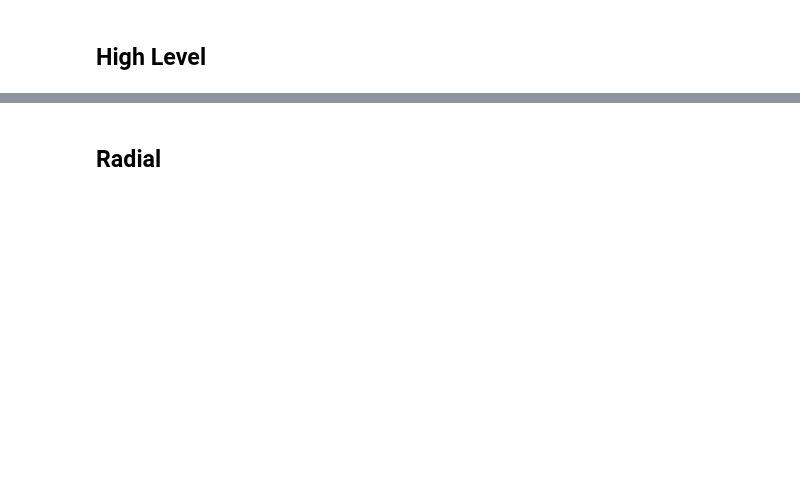
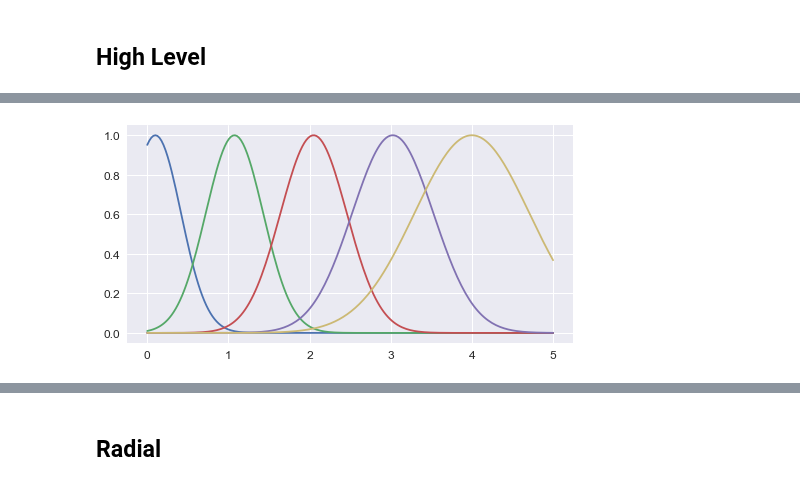
Before and after one commit to jcartus/SCFInitialGuess, a Jupyter notebook: thesis/notebooks/ParticleNumberIndependent/Descriptors2.ipynb, the cells around one changed output, grey strips where cells are left out. Drawn from its saved outputs; the diff is of its cells as text; code cells hidden in the pictures; blank space fills up the shorter version.

```diff
--- a/thesis/notebooks/ParticleNumberIndependent/Descriptors2.ipynb
+++ b/thesis/notebooks/ParticleNumberIndependent/Descriptors2.ipynb
@@ -135,0 +145,16 @@ values = descriptor.calculate_atom_descriptor(
+# %%
+from SCFInitialGuess.descriptors.models import make_uniform
+
+model = make_uniform(5, 5, eta_max=5, eta_min=1)
+
+descriptor_unifrom_radial_10 = NonWeighted(
+    Gaussians(*model),
+    IndependentAngularDescriptor(
+        PeriodicGaussians(*phi_model_evenly),
+        PeriodicGaussians(*theta_model_evenly),
+    ),
+    BehlerCutoff1(5)
+)
+plot_normal_model(model, np.linspace(0, 5, 200))
+# %% [output]
+[figure, added]
```
Also changed, not shown: parts of 18 cells of this notebook.
